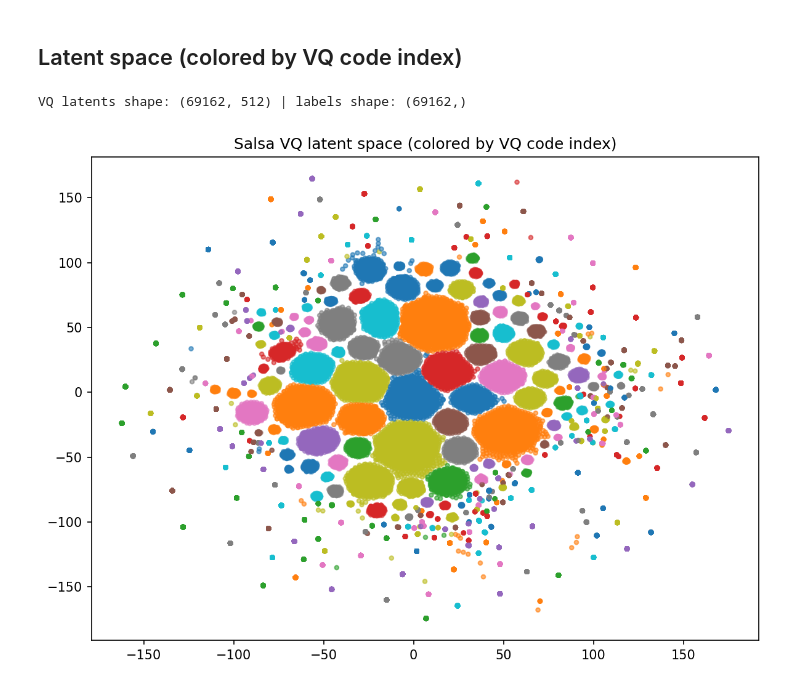
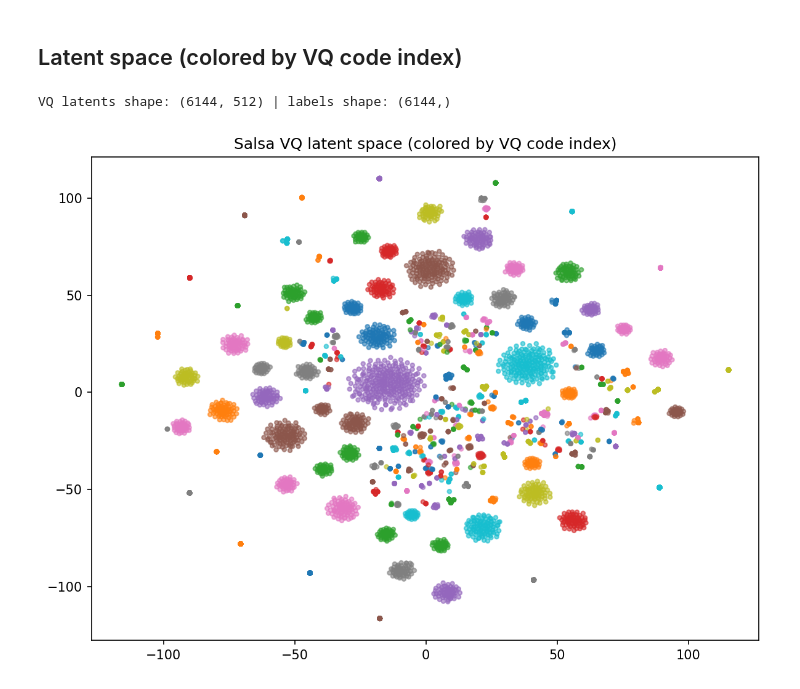
Before and after one commit to pjyazdian/VQVAE-INN-Workshop, a Jupyter notebook: 03_Salsa_Dance.ipynb, the cells around one changed output. Drawn from its saved outputs; the diff is of its cells as text; code cells hidden in the pictures.

```diff
--- a/03_Salsa_Dance.ipynb
+++ b/03_Salsa_Dance.ipynb
@@ -148,13 +148,17 @@ scatter_latent_salsa(latents, labels=cluster_labels, use_tsne=True, title=f"Sals
 # %% [markdown]
 ## VQ Training (InterHuman)
 # %%
-# VQ-VAE training config mirrored from motion_representation.train (hardcoded)
+# VQ-VAE training (same style as vanilla block, with only VQ extras)
+batch_size = 2048
+learning_rate = 1e-4
+n_epochs = 1
+
 train_loader_vq, val_loader_vq = get_salsa_loaders(
     salsa_root=SALSA_ROOT,
     representation_type="interhuman",
     window_size=20,
     stride=10,
-    batch_size=2048,
+    batch_size=batch_size,
     num_workers=0,
     use_both_roles=True,
     normalize=True,
@@ -163,11 +167,7 @@ train_loader_vq, val_loader_vq = get_salsa_loaders(
 device = torch.device("cuda" if torch.cuda.is_available() else "cpu")
 model_vq = get_salsa_model(
     input_dim=input_dim,
-    hidden_dim=512,
-    num_layers=2,
-    latent_dim=512,
     seq_len=seq_len,
-    dropout=0.1,
     use_vqvae=True,
     nb_code=512,
     quantizer="ema_reset",
@@ -178,17 +178,15 @@ trainer_vq = SalsaAETrainer(
     model_vq,
     train_loader_vq,
     val_loader_vq,
-    learning_rate=1e-4,
+    learning_rate=learning_rate,
     device=device,
     use_vqvae=True,
     commit_weight=0.02,
     loss_vel_weight=0.1,
     warm_up_epochs=5,
     lr_scheduler_gamma=0.05,
-    use_multistep_scheduler=True,
-    lr_scheduler_milestones=[500, 1500],
 )
-trainer_vq.run(n_epochs=1)
+trainer_vq.run(n_epochs=n_epochs)
 # %% [output]
 Loading cached windows from /local-scratch/localhome/pjomeyaz/Payam_Files/Projects/Salsa_Dance/scripts/New_2025/Salsa-Agent/dataset_processed_New/lmdb_Salsa_pair/lmdb_train_interhuman_20frames_cache.. ...
 Loaded 34581 motion windows from cache.
@@ -228,25 +226,25 @@ Saved: salsa_vq_reconstructed.gif
 # %%
 model_vq.eval()
 latents_vq, vq_labels = [], []
-n_batches, counter = 200, 0
+n_batches, counter = 2, 0
 with torch.no_grad():
     for batch in train_loader_vq:
         batch = batch.to(device)
         enc_out = model_vq.inference_encode(batch)
         z = enc_out[0] if isinstance(enc_out, (tuple, list)) else enc_out
         latents_vq.append(z.cpu().numpy())
         # VQ code indices from encoder latents
         code_idx = model_vq.vq_layer.quantize(z)
         vq_labels.append(code_idx.cpu().numpy())
         if counter >= n_batches:
             break
         counter += 1
 latents_vq = np.concatenate(latents_vq, axis=0)
 vq_labels = np.concatenate(vq_labels, axis=0)
 print("VQ latents shape:", latents_vq.shape, "| labels shape:", vq_labels.shape)
 scatter_latent_salsa(latents_vq, labels=vq_labels, use_tsne=True, title="Salsa VQ latent space (colored by VQ code index)")
 # %% [output]
-VQ latents shape: (69162, 512) | labels shape: (69162,)
+VQ latents shape: (6144, 512) | labels shape: (6144,)
-[figure, old version]
+[figure, new version]
 # %%
 print(model_vq)
```
Also changed, not shown: parts of 4 cells of this notebook, 6 other files.
